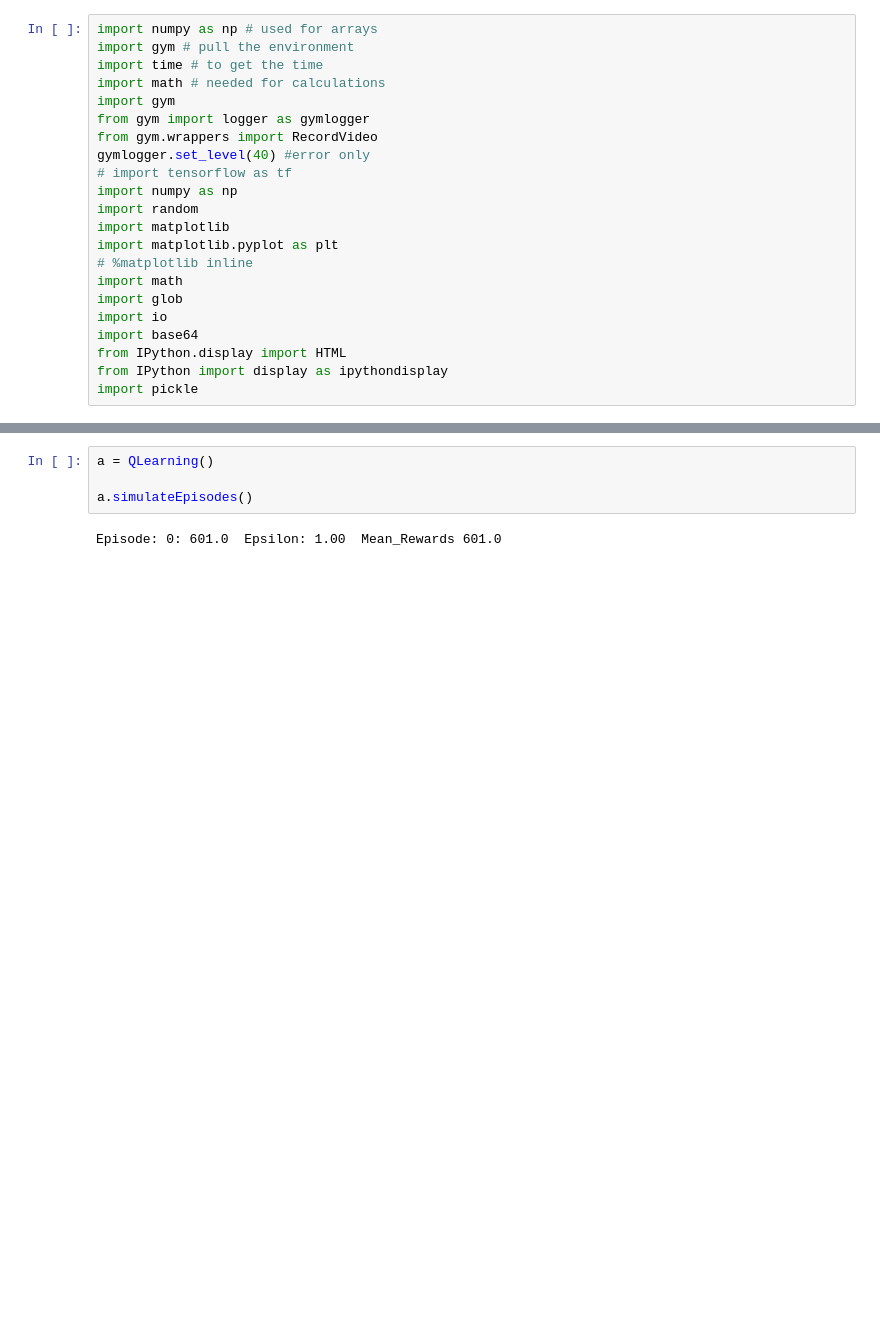
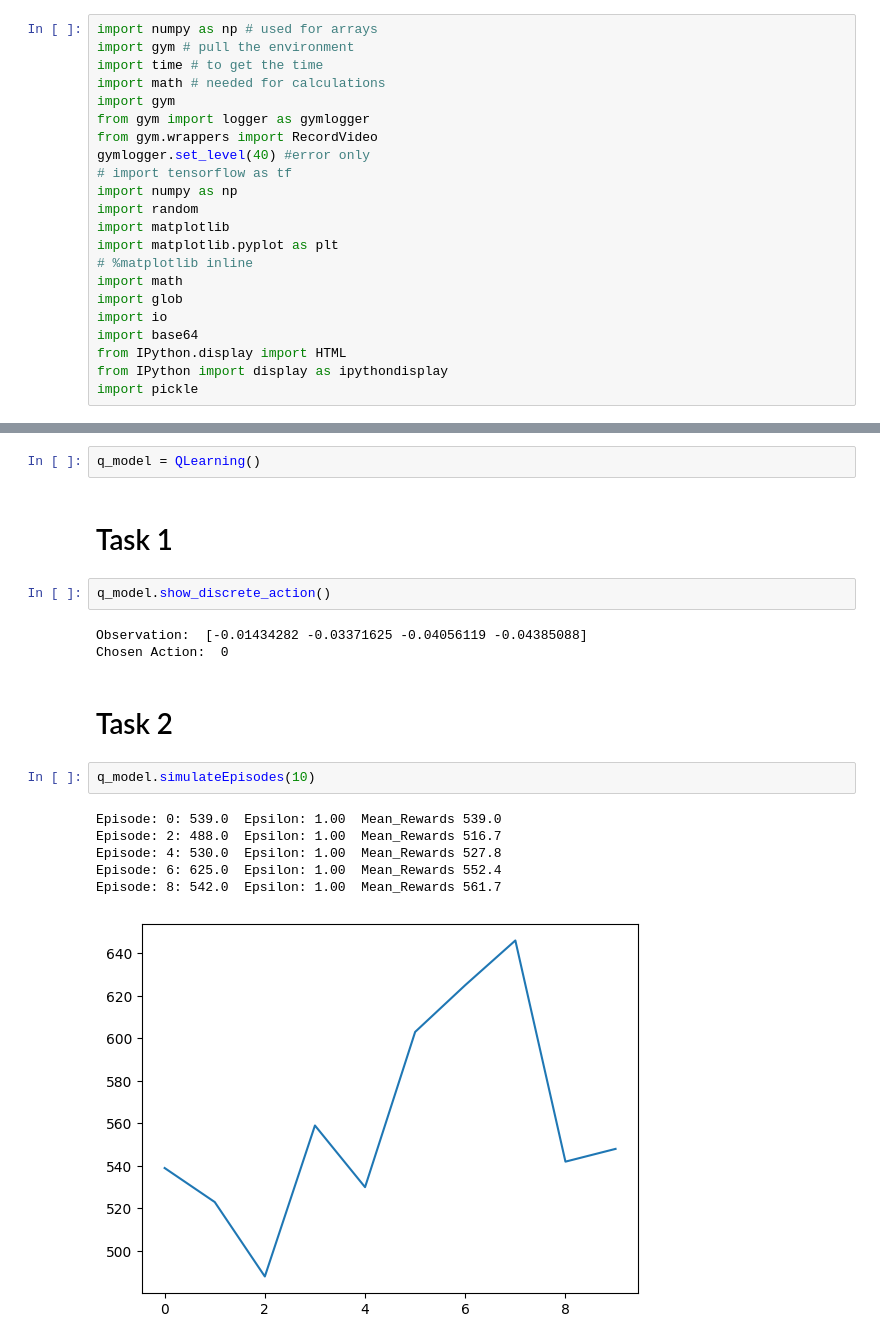
Before and after one commit to jdengoh/SC3000-AI, a Jupyter notebook: lab_1/cartpole_withComments.ipynb, the cells around one changed output, grey strips where cells are left out. Cells and saved outputs as stored; diff of their text form; blank space fills up the shorter version.

```diff
--- a/lab_1/cartpole_withComments.ipynb
+++ b/lab_1/cartpole_withComments.ipynb
@@ -207,6 +328,20 @@ class QLearning:
 # %%
-a = QLearning()
-
-a.simulateEpisodes()
+q_model = QLearning()
-# %% [output]
-Episode: 0: 601.0  Epsilon: 1.00  Mean_Rewards 601.0
+# %% [markdown]
+# Task 1
+# %%
+q_model.show_discrete_action()
+# %% [output]
+Observation:  [-0.01434282 -0.03371625 -0.04056119 -0.04385088]
+Chosen Action:  0
+# %% [markdown]
+# Task 2
+# %%
+q_model.simulateEpisodes(10)
+# %% [output]
+Episode: 0: 539.0  Epsilon: 1.00  Mean_Rewards 539.0
+Episode: 2: 488.0  Epsilon: 1.00  Mean_Rewards 516.7
+Episode: 4: 530.0  Epsilon: 1.00  Mean_Rewards 527.8
+Episode: 6: 625.0  Epsilon: 1.00  Mean_Rewards 552.4
+Episode: 8: 542.0  Epsilon: 1.00  Mean_Rewards 561.7
+[figure, added]
```
Also changed, not shown: parts of 10 cells of this notebook.
